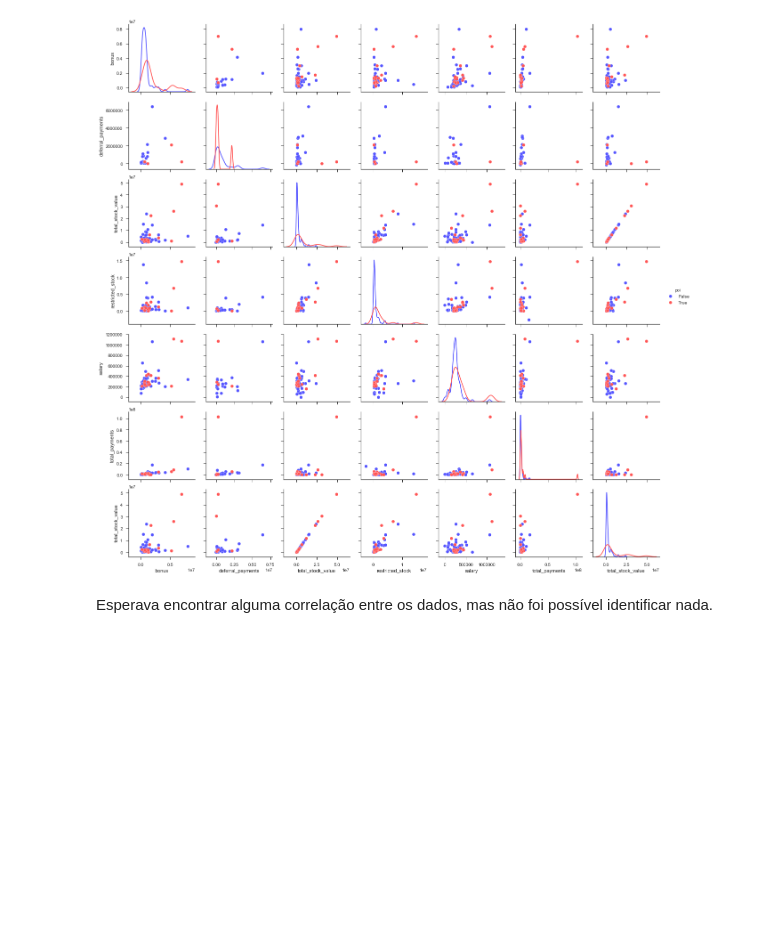
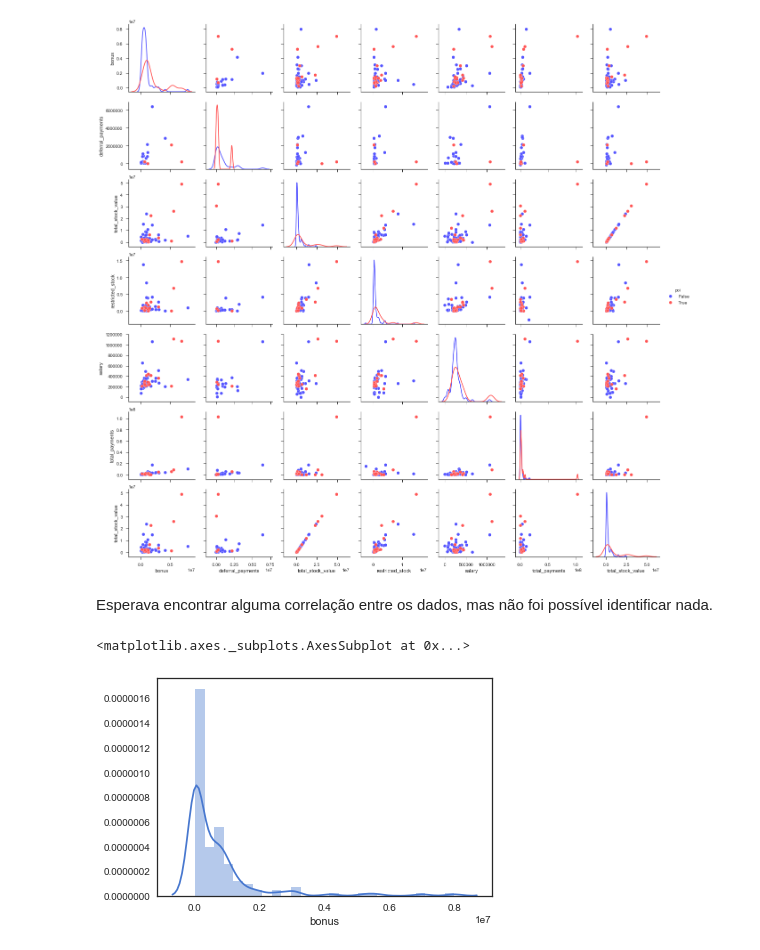
Before and after one commit to vyniciuss/enron_machine_learning, a Jupyter notebook: Projeto investigação Enron.ipynb, the cells around one changed output. Cells and saved outputs as stored; diff of their text form; code cells hidden in the pictures; blank space fills up the shorter version.

```diff
--- a/Projeto investigação Enron.ipynb
+++ b/Projeto investigação Enron.ipynb
@@ -319,3 +318,8 @@ sns.pairplot(df_enron, vars = ['bonus','deferral_payments','total_stock_value','
 [figure]
 # %% [markdown]
 Esperava encontrar alguma correlação entre os dados, mas não foi possível identificar nada.
+# %%
+sns.distplot(df_enron['bonus'].fillna(0.0))
+# %% [output]
+<matplotlib.axes._subplots.AxesSubplot at 0x...>
+[figure, added]
```
Also changed, not shown: parts of 4 cells of this notebook.
